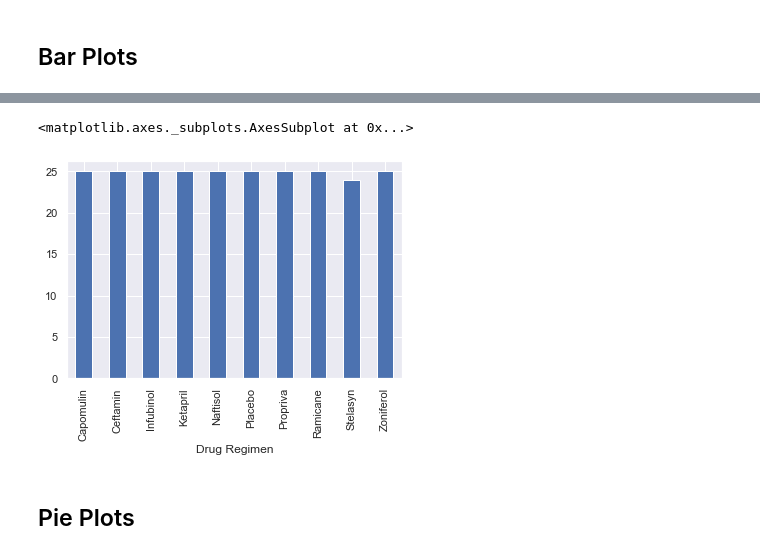
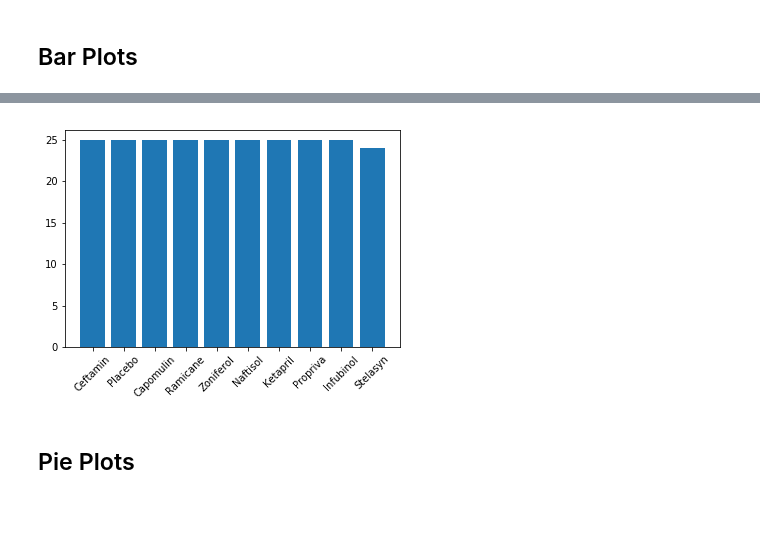
Before and after one commit to bsitati/Animal-Study-Tumor-Growth-Treatment, a Jupyter notebook: pymaceuticals_starter.ipynb, the cells around one changed output, grey strips where cells are left out. Drawn from its saved outputs; the diff is of its cells as text; code cells hidden in the pictures; blank space fills up the shorter version.

```diff
--- a/pymaceuticals_starter.ipynb
+++ b/pymaceuticals_starter.ipynb
@@ -267,22 +277,26 @@ ax = group_time_points_df.plot.bar(rot=0)
 # %%
 # Generate a bar plot showing the number of mice per time point for each treatment throughout the course of the study using pyplot.
 
 # x_axis = treatment/timeplot y-axis= number of mice
 volume_mouse_df = clean_mouse_df.loc[:,['Drug Regimen','Tumor Volume (mm3)']]
 
 result = clean_mouse_df.loc[:,['Drug Regimen']]
 result
 Drug_regimen = result.groupby(['Drug Regimen'])
 regimen_count= len(Drug_regimen)
 
-time_points_df = clean_mouse_df.loc[:,['Drug Regimen','Timepoint']]
-group_time_points_df = time_points_df.groupby('Drug Regimen').count()['Timepoint']
-group_time_points_df
 
-group_time_points_df.plot(kind='bar', x='Drug Regimen', y='group_time_points_df')
+
+x_axis= clean_mouse_df['Drug Regimen'].value_counts().index
+y_axis= clean_mouse_df['Drug Regimen'].value_counts()
+
+#group_time_points_df.plot(kind='bar', x='Drug Regimen', y='group_time_points_df')
+
+plt.bar(x_axis, y_axis)
+plt.xticks(rotation=45)
+plt.show()
 # %% [output]
-<matplotlib.axes._subplots.AxesSubplot at 0x...>
-[figure, old version]
+[figure, new version]
 # %% [markdown]
 ## Pie Plots
 # %%
```
Also changed, not shown: parts of 13 cells of this notebook.
